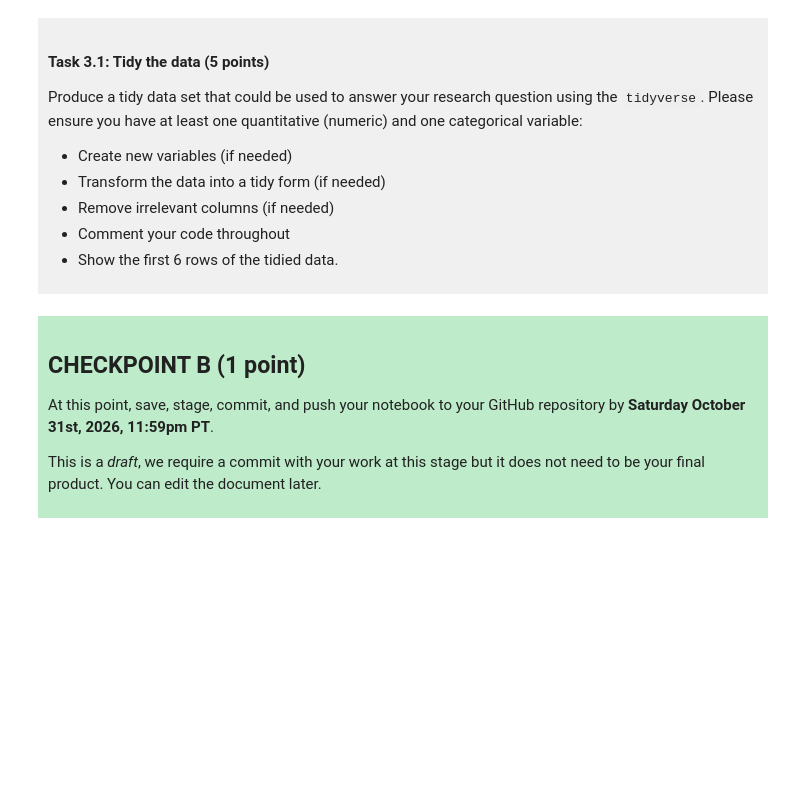
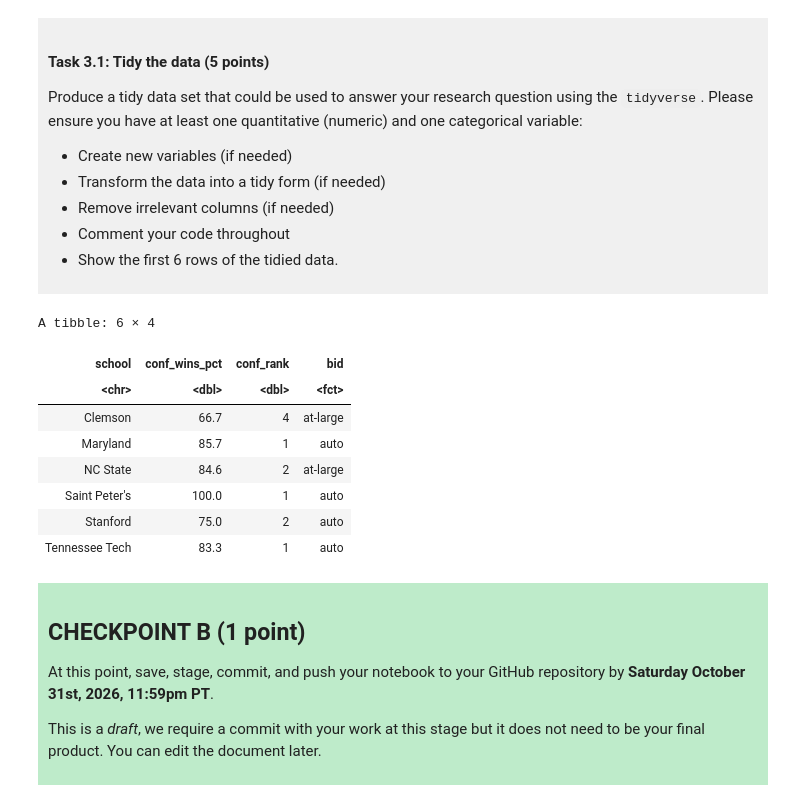
Before and after one commit to cynthyal/dsci-100-project-cynthya-lou, a Jupyter notebook: dsci-100-project-notebook.ipynb, the cells around one changed output. Drawn from its saved outputs; the diff is of its cells as text; code cells hidden in the pictures; blank space fills up the shorter version.

```diff
--- a/dsci-100-project-notebook.ipynb
+++ b/dsci-100-project-notebook.ipynb
@@ -189,7 +220,22 @@ Produce a tidy data set that could be used to answer your research question usin
 
 </div>
 # %%
-### EDIT THIS CODE CELL ###
+bid_data <- data |>
+    select(school, conf_wins_pct, conf_rank, bid) |> #remove irrelevant columns
+    mutate(bid = as.factor(bid)) |> #convert bid column to <fct>
+    drop_na(bid, conf_rank, conf_wins_pct) #drop missing values
+
+head(bid_data,6 ) #show the first 6 rows
+# %% [output]
+A tibble: 6 × 4
+| school | conf_wins_pct | conf_rank | bid |
+| <chr> | <dbl> | <dbl> | <fct> |
+| Clemson | 66.7 | 4 | at-large |
+| Maryland | 85.7 | 1 | auto |
+| NC State | 84.6 | 2 | at-large |
+| Saint Peter's | 100.0 | 1 | auto |
+| Stanford | 75.0 | 2 | auto |
+| Tennessee Tech | 83.3 | 1 | auto |
 # %% [markdown]
 <div style="background-color: #beebca; padding: 10px;">
 
```
Also changed, not shown: parts of 5 cells of this notebook.
